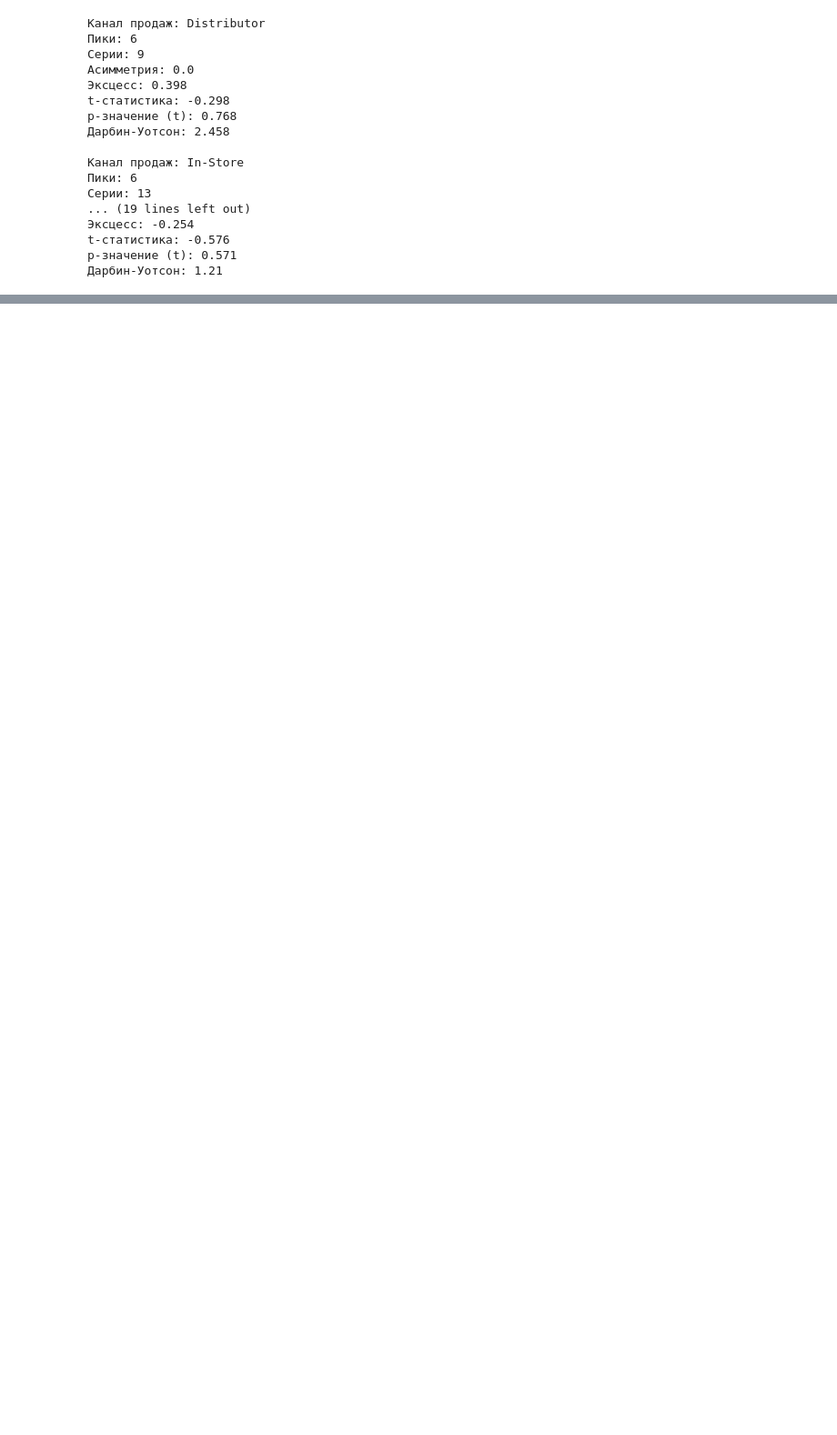
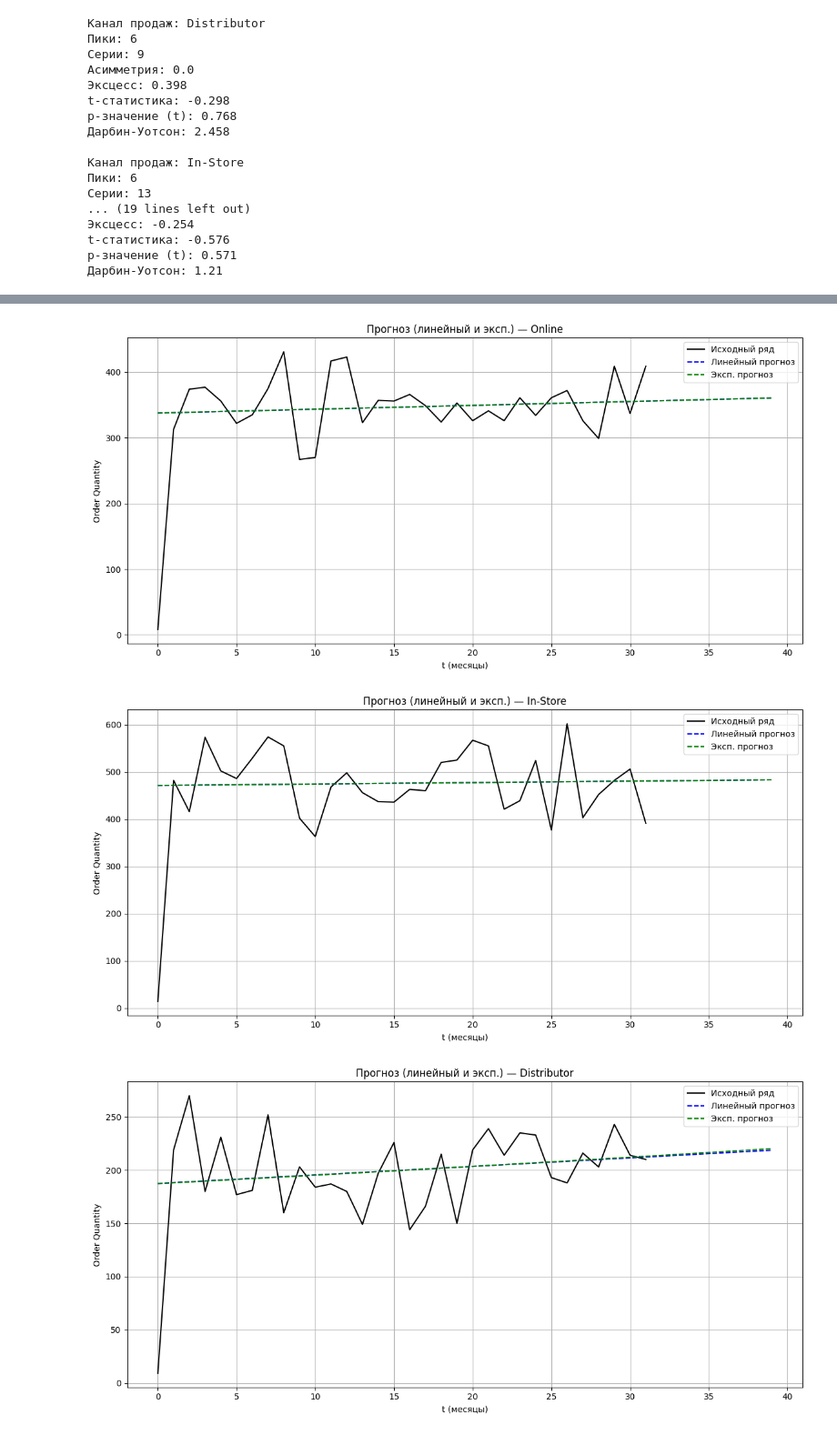
Before and after one commit to alex-s2222/DS, a Jupyter notebook: bigData/TimeSeries/TimeSeriesGood.ipynb, the cells around one changed output, grey strips where cells are left out. Shown at 91% size. Cells and saved outputs as stored; diff of their text form; code cells hidden in the pictures; blank space fills up the shorter version.

```diff
--- a/bigData/TimeSeries/TimeSeriesGood.ipynb
+++ b/bigData/TimeSeries/TimeSeriesGood.ipynb
@@ -513,0 +665,36 @@ p-значение (t): 0.571
+# %%
+figs = []
+for channel in selected_channels:
+    Y = monthly[channel].values
+    t = np.arange(len(Y))
+    future_t = np.arange(len(Y) + 8)
+
+    # Модели
+    linear_model = np.poly1d(np.polyfit(t[1:-1], pd.Series(Y).rolling(3, center=True).mean().dropna(), 1))
+    exp_params = forecast_results[channel]['exp'][3]  # Проверка на существование
+    exp_model = None
+    try:
+        popt, _ = curve_fit(lambda t, a, b: a * np.exp(b * t), t[1:-1], pd.Series(Y).rolling(3, center=True).mean().dropna(), maxfev=10000)
+        exp_model = lambda x: popt[0] * np.exp(popt[1] * x)
+    except:
+        pass
+
+    fig, ax = plt.subplots(figsize=(12, 6))
+    ax.plot(t, Y, label="Исходный ряд", color="black")
+    ax.plot(future_t, linear_model(future_t), label="Линейный прогноз", linestyle="--", color="blue")
+    if exp_model:
+        ax.plot(future_t, exp_model(future_t), label="Эксп. прогноз", linestyle="--", color="green")
+
+    ax.set_title(f"Прогноз (линейный и эксп.) — {channel}")
+    ax.set_xlabel("t (месяцы)")
+    ax.set_ylabel("Order Quantity")
+    ax.legend()
+    ax.grid(True)
+    plt.tight_layout()
+    figs.append(fig)
+
+plt.show()
+# %% [output]
+[figure, added]
+[figure, added]
+[figure, added]
```
Also changed, not shown: parts of 13 cells of this notebook.
